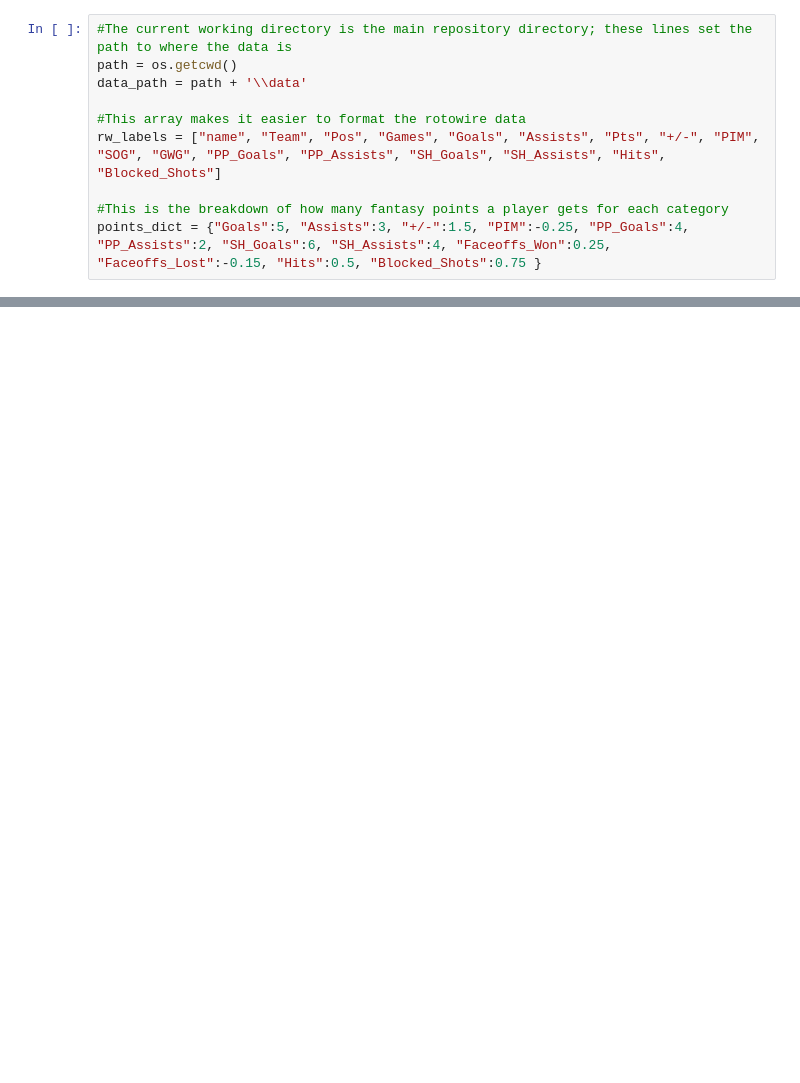
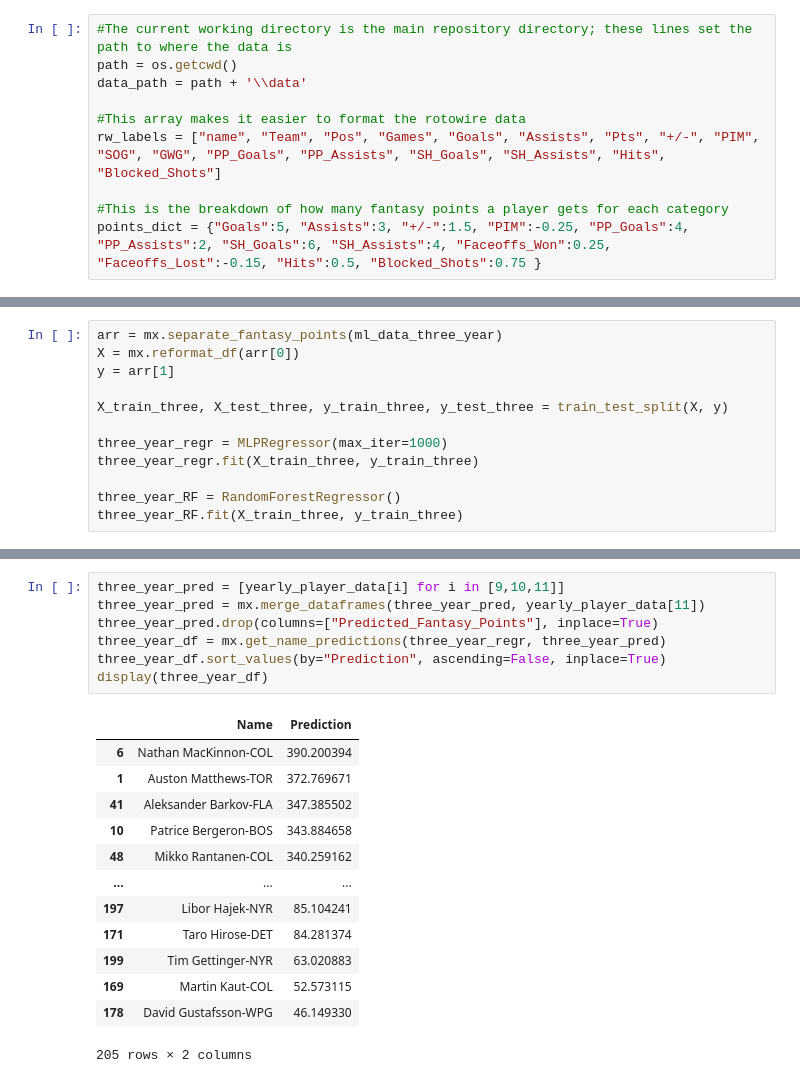
Before and after one commit to chrisberry888/FantasyHockeyAnalyzer, a Jupyter notebook: Fantasy Hockey Analyzer Notebook.ipynb, the cells around one changed output, grey strips where cells are left out. Cells and saved outputs as stored; diff of their text form; blank space fills up the shorter version.

```diff
--- a/Fantasy Hockey Analyzer Notebook.ipynb
+++ b/Fantasy Hockey Analyzer Notebook.ipynb
@@ -265,0 +160,12 @@ IndexError: list index out of range
+# %%
+arr = mx.separate_fantasy_points(ml_data_three_year)
+X = mx.reformat_df(arr[0])
+y = arr[1]
+
+X_train_three, X_test_three, y_train_three, y_test_three = train_test_split(X, y)
+
+three_year_regr = MLPRegressor(max_iter=1000)
+three_year_regr.fit(X_train_three, y_train_three)
+
+three_year_RF = RandomForestRegressor()
+three_year_RF.fit(X_train_three, y_train_three)
@@ -265,0 +250,21 @@ IndexError: list index out of range
+# %%
+three_year_pred = [yearly_player_data[i] for i in [9,10,11]]
+three_year_pred = mx.merge_dataframes(three_year_pred, yearly_player_data[11])
+three_year_pred.drop(columns=["Predicted_Fantasy_Points"], inplace=True)
+three_year_df = mx.get_name_predictions(three_year_regr, three_year_pred)
+three_year_df.sort_values(by="Prediction", ascending=False, inplace=True)
+display(three_year_df)
+# %% [output]
+|  | Name | Prediction |
+| 6 | Nathan MacKinnon-COL | 390.200394 |
+| 1 | Auston Matthews-TOR | 372.769671 |
+| 41 | Aleksander Barkov-FLA | 347.385502 |
+| 10 | Patrice Bergeron-BOS | 343.884658 |
+| 48 | Mikko Rantanen-COL | 340.259162 |
+| ... | ... | ... |
+| 197 | Libor Hajek-NYR | 85.104241 |
+| 171 | Taro Hirose-DET | 84.281374 |
+| 199 | Tim Gettinger-NYR | 63.020883 |
+| 169 | Martin Kaut-COL | 52.573115 |
+| 178 | David Gustafsson-WPG | 46.149330 |
+205 rows × 2 columns
```
Also changed, not shown: parts of 51 cells of this notebook, 3 other files.
